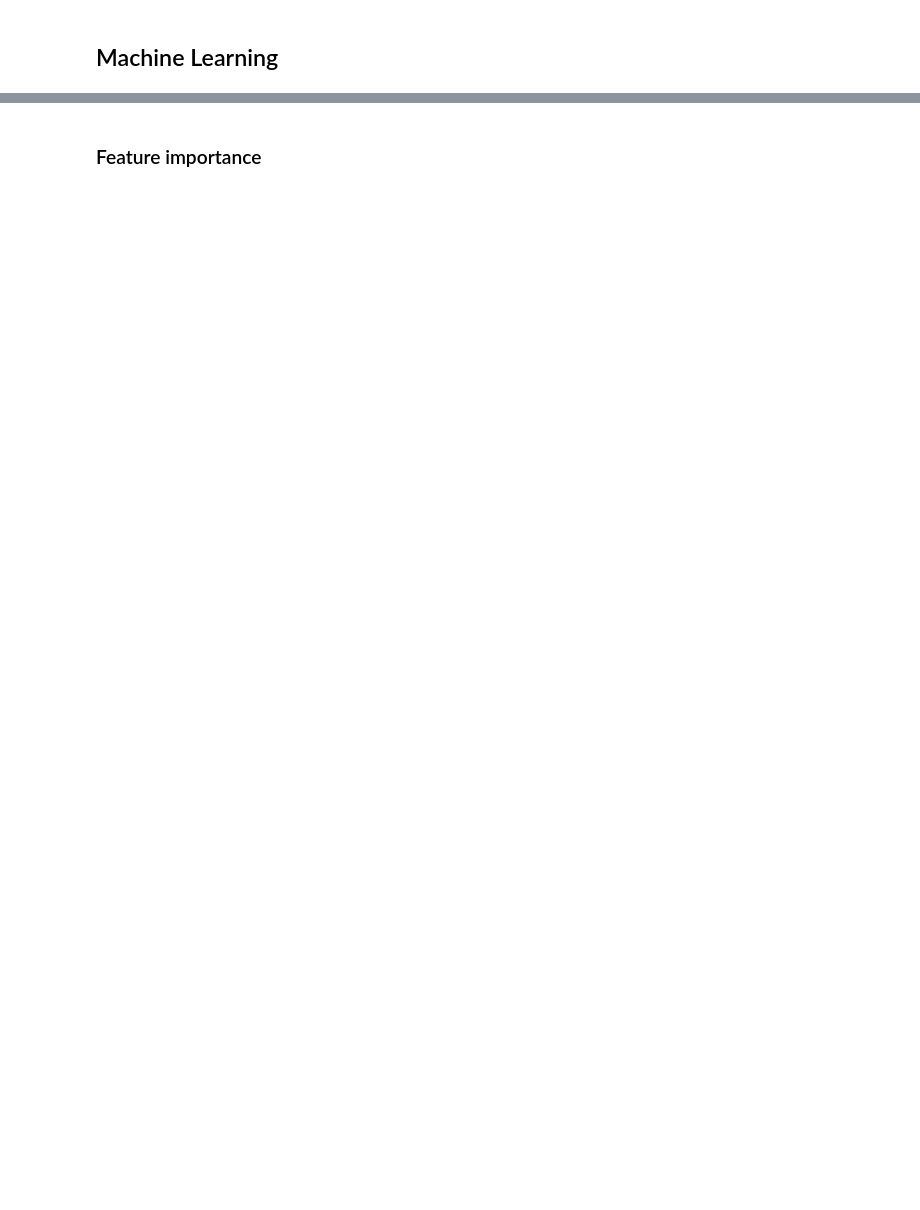
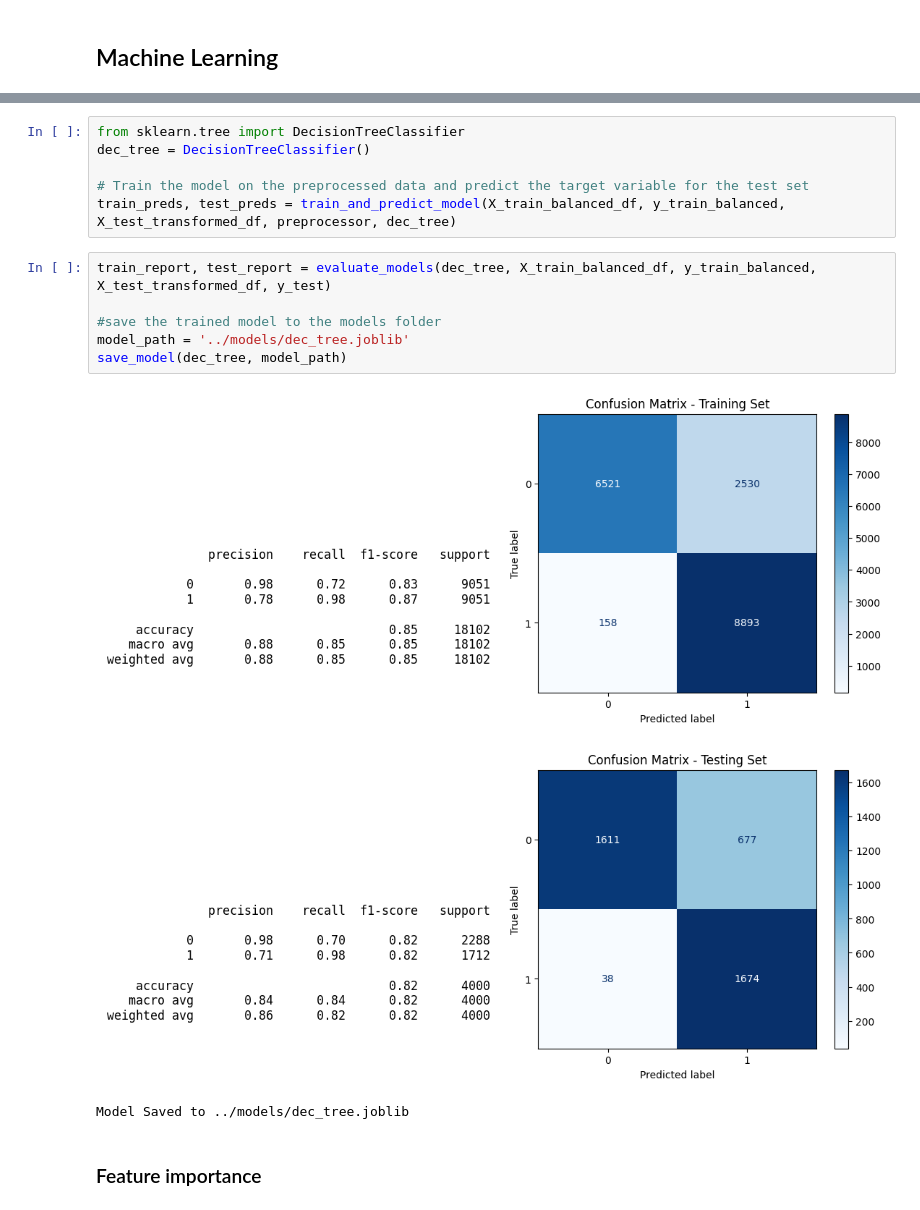
Before and after one commit to shintaronakamura28/airline_customer_satisfaction, a Jupyter notebook: notebooks/app-ml.ipynb, the cells around one changed output, grey strips where cells are left out. Cells and saved outputs as stored; diff of their text form; blank space fills up the shorter version.

```diff
--- a/notebooks/app-ml.ipynb
+++ b/notebooks/app-ml.ipynb
@@ -62,2 +91,18 @@ preprocessor = create_preprocessing_pipeline()
+# %%
+from sklearn.tree import DecisionTreeClassifier
+dec_tree = DecisionTreeClassifier()
+
+# Train the model on the preprocessed data and predict the target variable for the test set
+train_preds, test_preds = train_and_predict_model(X_train_balanced_df, y_train_balanced, X_test_transformed_df, preprocessor, dec_tree)
+# %%
+train_report, test_report = evaluate_models(dec_tree, X_train_balanced_df, y_train_balanced, X_test_transformed_df, y_test)
+
+#save the trained model to the models folder
+model_path = '../models/dec_tree.joblib'
+save_model(dec_tree, model_path)
+# %% [output]
+[figure, added]
+[figure, added]
+Model Saved to ../models/dec_tree.joblib
 # %% [markdown]
 ### Feature importance
```
Also changed, not shown: parts of 3 cells of this notebook, 2 other files.
